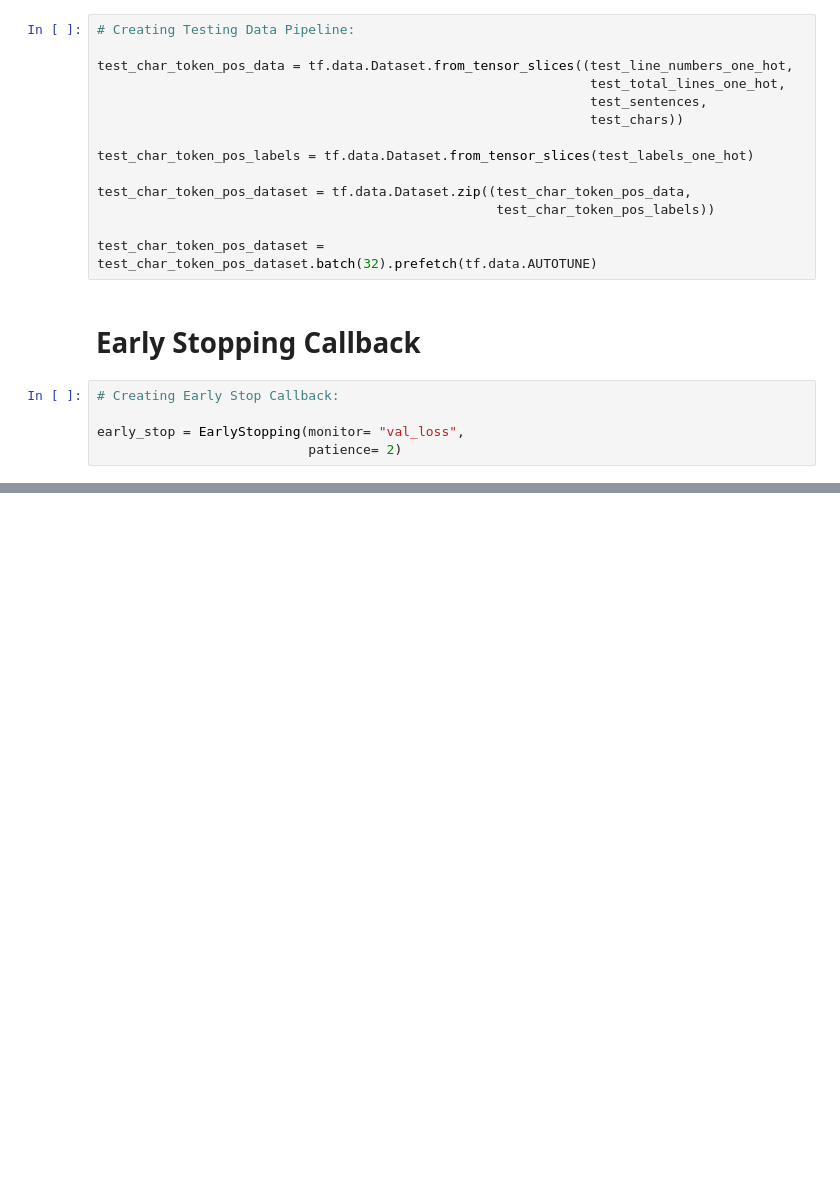
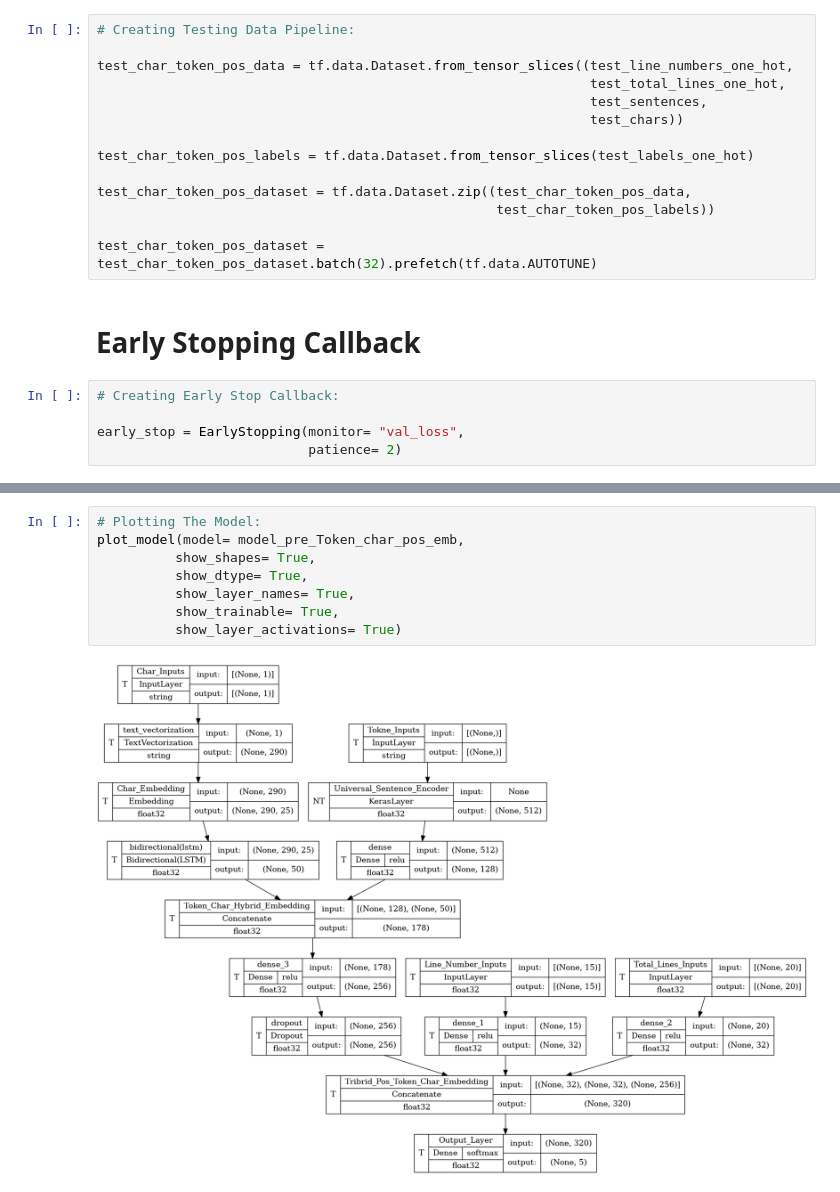
Before and after one commit to Shailya777/Learning-Logs, a Jupyter notebook: NLP/03 - Neural Networks/03_Skimlit_Using_Tensorflow(On Full Data).ipynb, the cells around one changed output, grey strips where cells are left out. Cells and saved outputs as stored; diff of their text form; blank space fills up the shorter version.

Commit message:
Creating and Plotting The Model

```diff
--- a/NLP/03 - Neural Networks/03_Skimlit_Using_Tensorflow(On Full Data).ipynb
+++ b/NLP/03 - Neural Networks/03_Skimlit_Using_Tensorflow(On Full Data).ipynb
@@ -536,0 +603,10 @@ early_stop = EarlyStopping(monitor= "val_loss",
+# %%
+# Plotting The Model:
+plot_model(model= model_pre_Token_char_pos_emb,
+          show_shapes= True,
+          show_dtype= True,
+          show_layer_names= True,
+          show_trainable= True,
+          show_layer_activations= True)
+# %% [output]
+[figure, added]
```
Also changed, not shown: parts of 5 cells of this notebook.
